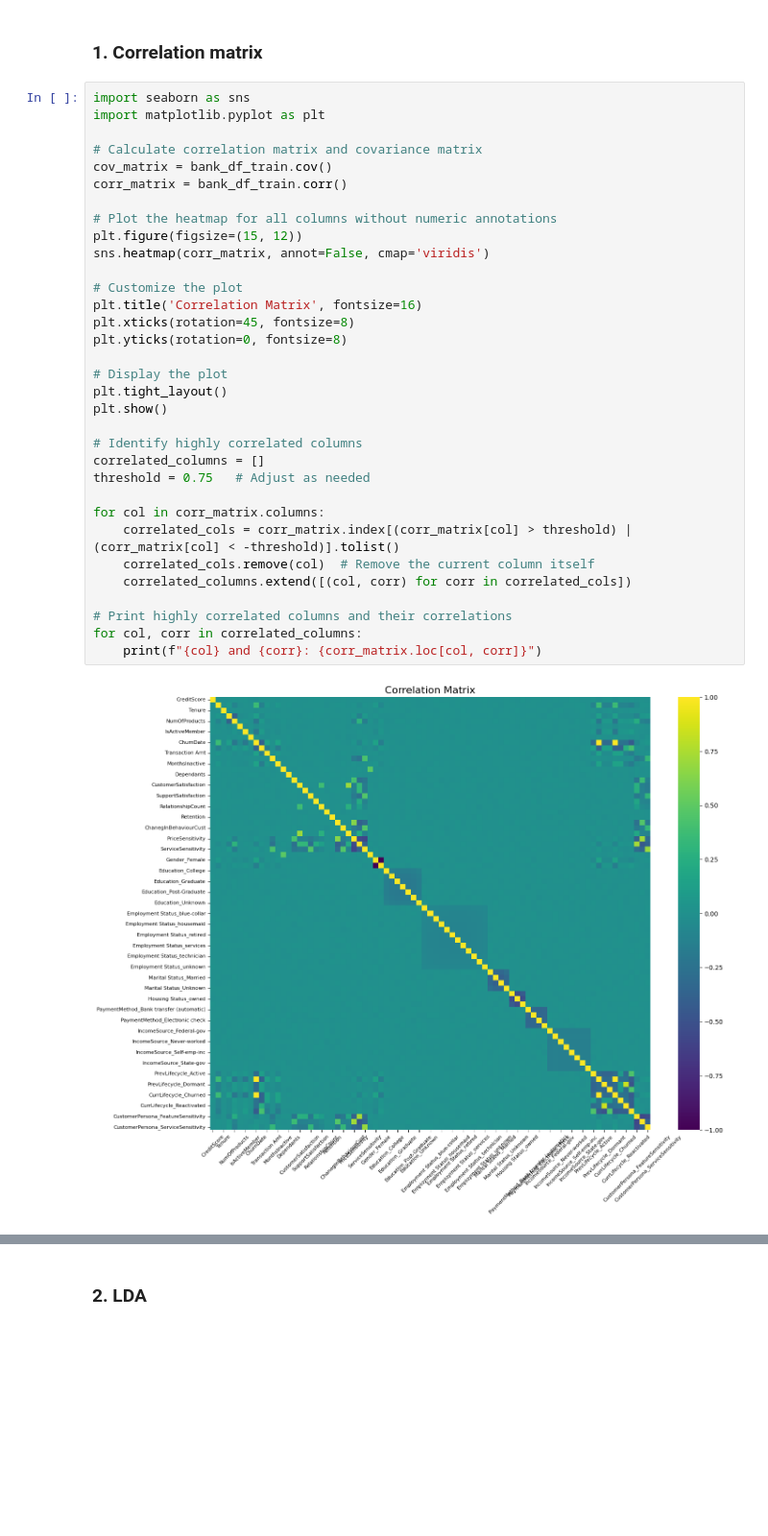
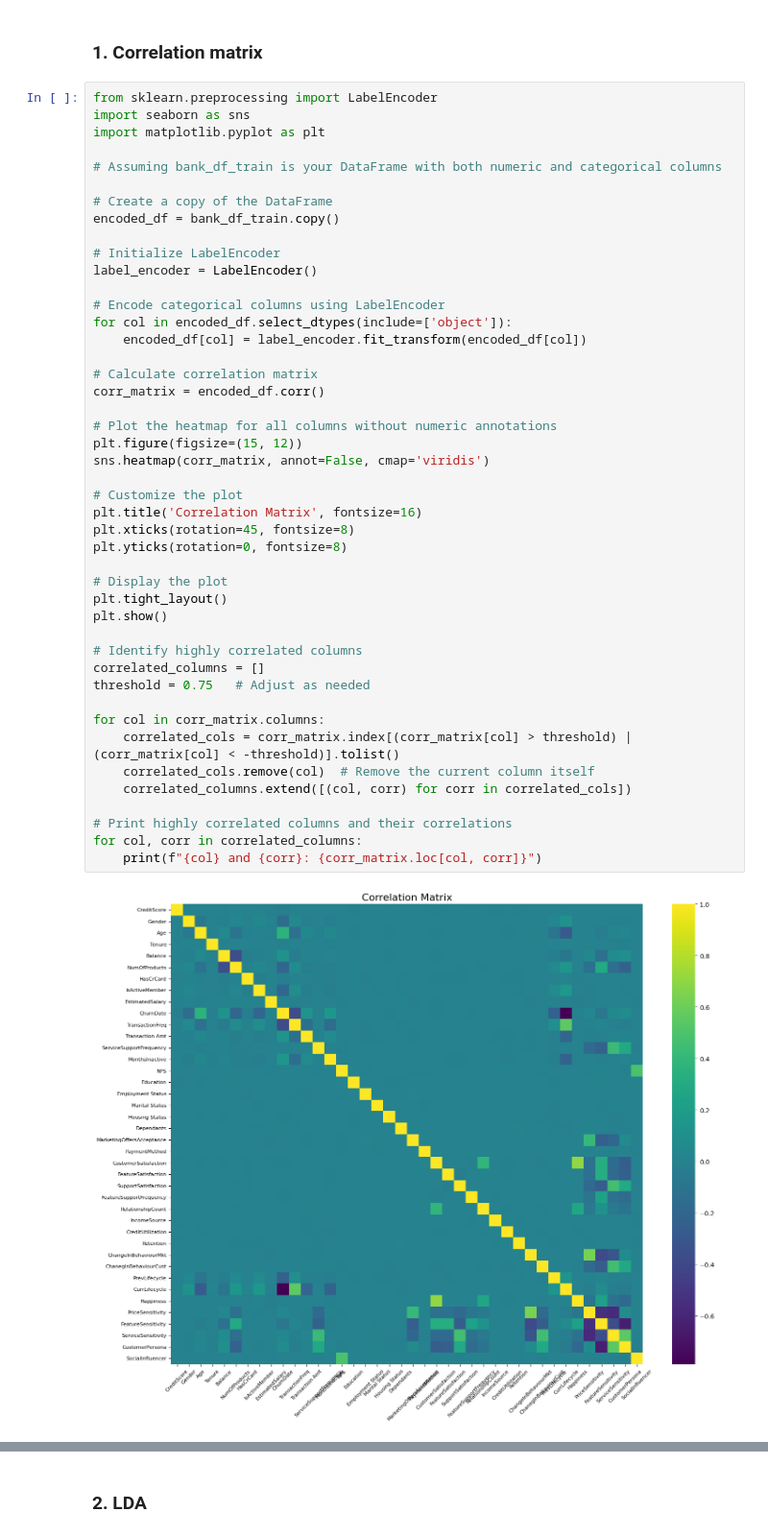
Before and after one commit to CabooseExia/DSA3101-Customer-Churn, a Jupyter notebook: backend.ipynb, the cells around one changed output, grey strips where cells are left out. Shown at 96% size. Drawn from its saved outputs; the diff is of its cells as text; blank space fills up the shorter version.

Commit message:
fixed corr matrix

```diff
--- a/backend.ipynb
+++ b/backend.ipynb
@@ -1236,37 +1236,49 @@ Transaction Amt                     float64
 # %% [markdown]
 ### 1. Correlation matrix
 # %%
+from sklearn.preprocessing import LabelEncoder
 import seaborn as sns
 import matplotlib.pyplot as plt
 
-# Calculate correlation matrix and covariance matrix
-cov_matrix = bank_df_train.cov()
-corr_matrix = bank_df_train.corr()
+# Assuming bank_df_train is your DataFrame with both numeric and categorical columns
+
+# Create a copy of the DataFrame
+encoded_df = bank_df_train.copy()
+
+# Initialize LabelEncoder
+label_encoder = LabelEncoder()
+
+# Encode categorical columns using LabelEncoder
+for col in encoded_df.select_dtypes(include=['object']):
+    encoded_df[col] = label_encoder.fit_transform(encoded_df[col])
+
+# Calculate correlation matrix
+corr_matrix = encoded_df.corr()
 
 # Plot the heatmap for all columns without numeric annotations
 plt.figure(figsize=(15, 12))
 sns.heatmap(corr_matrix, annot=False, cmap='viridis')
 
 # Customize the plot
 plt.title('Correlation Matrix', fontsize=16)
 plt.xticks(rotation=45, fontsize=8)
 plt.yticks(rotation=0, fontsize=8)
 
 # Display the plot
 plt.tight_layout()
 plt.show()
 
 # Identify highly correlated columns
 correlated_columns = []
 threshold = 0.75   # Adjust as needed
 
 for col in corr_matrix.columns:
     correlated_cols = corr_matrix.index[(corr_matrix[col] > threshold) | (corr_matrix[col] < -threshold)].tolist()
     correlated_cols.remove(col)  # Remove the current column itself
     correlated_columns.extend([(col, corr) for corr in correlated_cols])
 
 # Print highly correlated columns and their correlations
 for col, corr in correlated_columns:
     print(f"{col} and {corr}: {corr_matrix.loc[col, corr]}")
 # %% [output]
-[figure, old version]
+[figure, new version]
```
Also changed, not shown: parts of 5 cells of this notebook.
